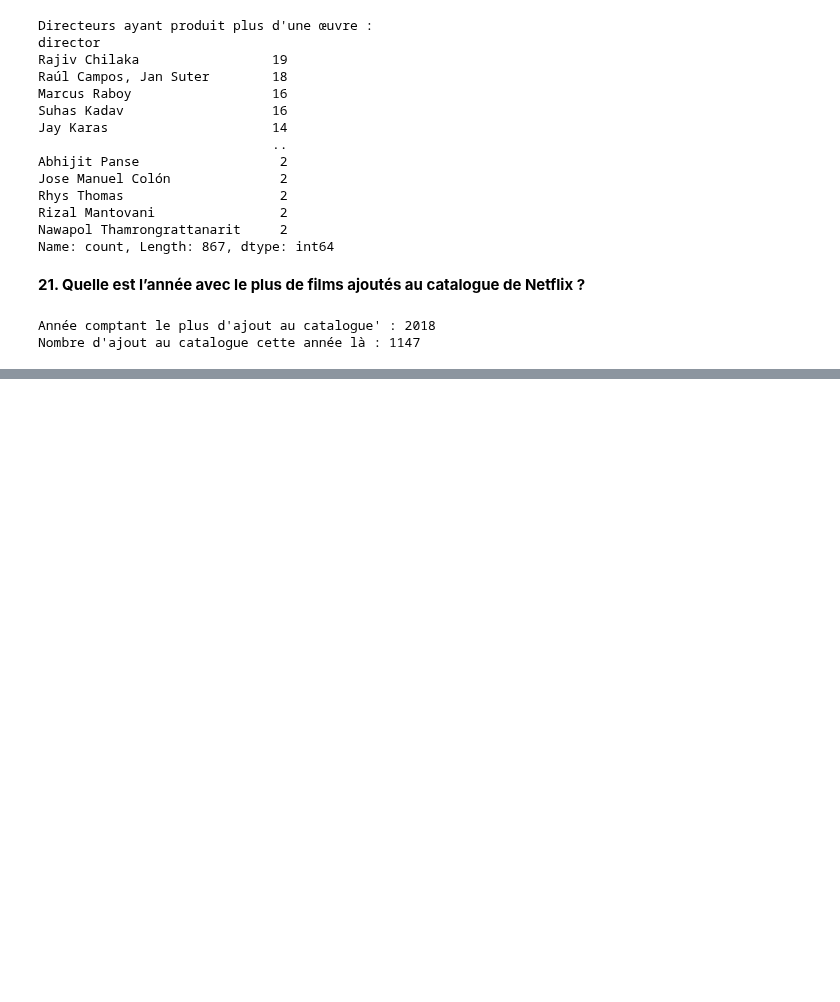
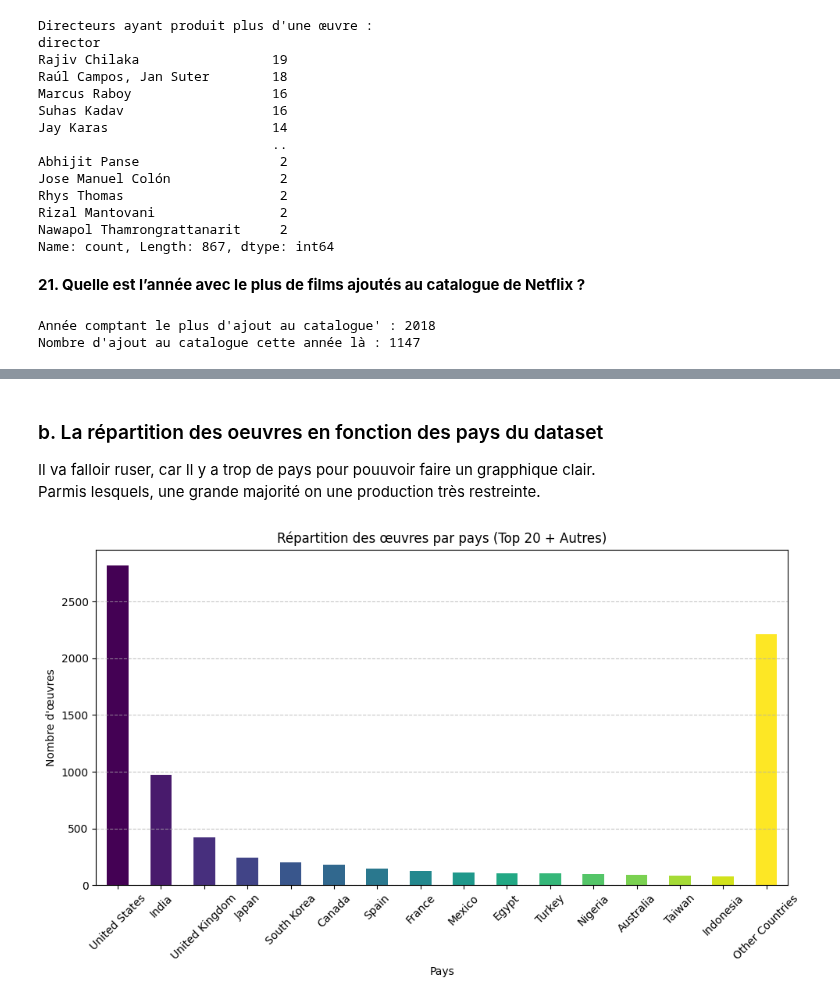
Before and after one commit to ines-lorquet/netflix-insights, a Jupyter notebook: Netflix Data Analysis.ipynb, the cells around one changed output, grey strips where cells are left out. Saved outputs shown, nothing was run; the diff lists cells and outputs as text; code cells hidden in the pictures; blank space fills up the shorter version.

```diff
--- a/Netflix Data Analysis.ipynb
+++ b/Netflix Data Analysis.ipynb
@@ -506,0 +544,32 @@ Nombre d'ajout au catalogue cette année là : 1147
+# %% [markdown]
+### b. La répartition des oeuvres en fonction des pays du dataset
+Il va falloir ruser, car Il y a trop de pays pour pouuvoir faire un grapphique clair.<br>Parmis lesquels, une grande majorité on une production très restreinte.
+# %%
+import numpy as np
+
+# Les 15 premiers pays avec le plus grand nombre d'œuvres
+top_countries = df['country'].value_counts().head(15)
+
+# Calculer la somme des œuvres des autres pays
+other_countries = df['country'].value_counts().tail(-15)
+other_countries_sum = other_countries.sum()
+
+# Créer une série contenant les 20 premiers pays et la somme des autres pays
+all_countries = pd.concat([top_countries, pd.Series(other_countries_sum, index=['Other Countries'])])
+
+# Créer la colormap Viridis
+cmap = plt.get_cmap('viridis')
+colors = cmap(np.linspace(0, 1, len(all_countries)))
+
+# Créer le graphique à barres
+plt.figure(figsize=(10, 6))
+all_countries.plot(kind='bar', color=colors)
+plt.title("Répartition des œuvres par pays (Top 20 + Autres)")
+plt.xlabel("Pays")
+plt.ylabel("Nombre d'œuvres")
+plt.xticks(rotation=45)  # Rotation des étiquettes de l'axe des x pour une meilleure lisibilité
+plt.grid(axis='y', linestyle='--', alpha=0.7)
+plt.tight_layout()
+plt.show()
+# %% [output]
+[figure, added]
```
Also changed, not shown: parts of 4 cells of this notebook.
